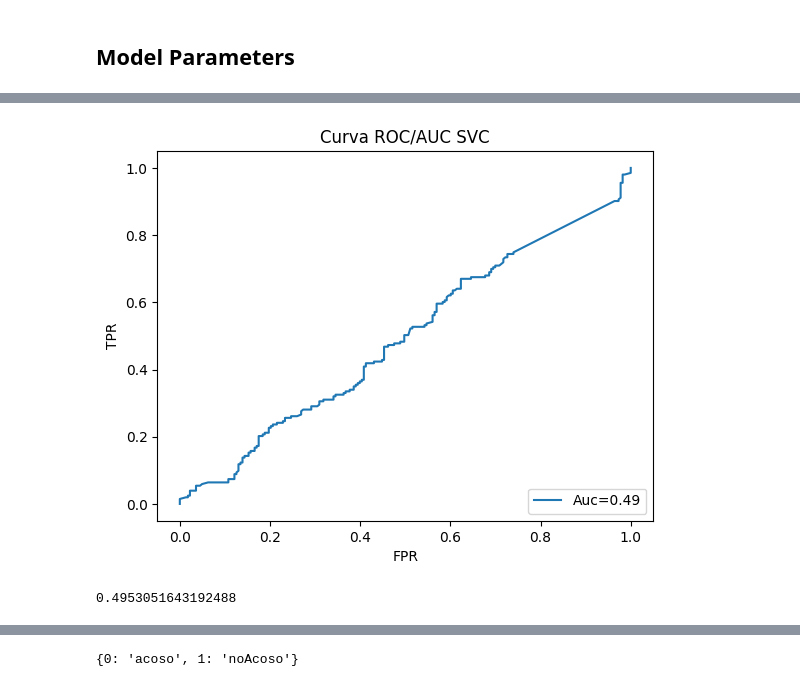
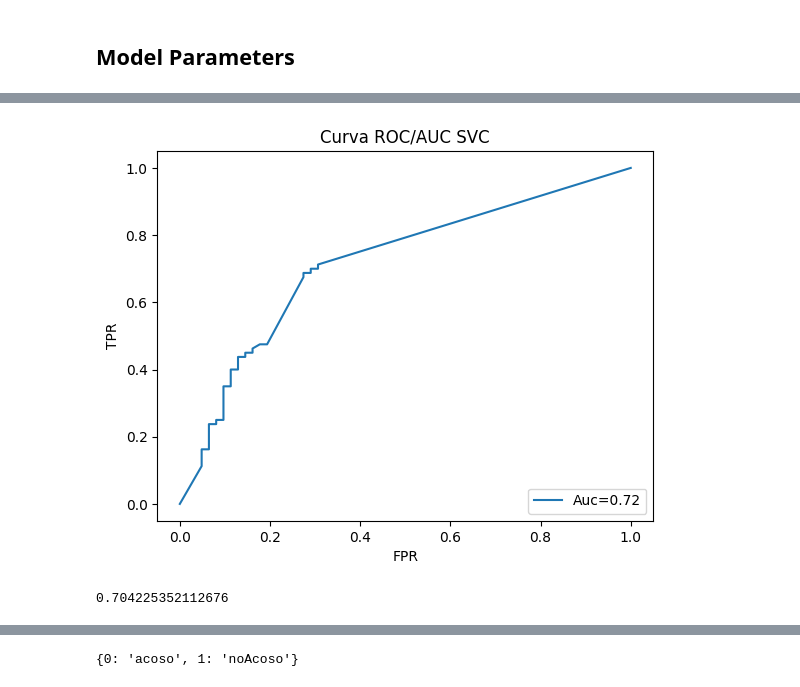
Before and after one commit to anthonywainer/bullying_on_twitter_pe, a Jupyter notebook: acoso.ipynb, the cells around one changed output, grey strips where cells are left out. Saved outputs shown, nothing was run; the diff lists cells and outputs as text; code cells hidden in the pictures.

```diff
--- a/acoso.ipynb
+++ b/acoso.ipynb
@@ -110,7 +110,9 @@ def processing_words(text_content):
     return " ".join([word for word in words if word not in spanish_stops])
 
 def preprocess_dataset(dataset):
-  preprocessed_dataset = dataset.copy()
+  preprocessed_dataset = dataset.copy().dropna()
+
+  preprocessed_dataset.drop_duplicates(['Tweet'], keep='first', inplace=True)
 
   label_encoder = LabelEncoder()
 
@@ -402,25 +356,25 @@ df_model.sort_values(by=['AUC score'], ascending=False)
 # %%
-clf6.fit(x_train_res, y_train_res)
-y_pred_proba = clf7.predict_proba(x_test)[::,1]
+clf5.fit(x_train, y_train)
+y_pred_proba = clf5.predict_proba(x_test)[::,1]
 
 fpr, tpr, th = roc_curve(y_test,  y_pred_proba)
 auc = roc_auc_score(y_test, y_pred_proba)
 
 plt.title("Curva ROC/AUC SVC")
 plt.plot(fpr,tpr,label="Auc={:.2f}".format(auc))
 plt.xlabel("FPR")
 plt.ylabel("TPR")
 plt.legend(loc=4)
 plt.show()
 # %% [output]
-[figure, old version]
+[figure, new version]
 # %%
 from sklearn.metrics import accuracy_score, classification_report
 
-Y_pred = clf7.predict(x_test)
+Y_pred = clf5.predict(x_test)
 accuracy_score(y_test, Y_pred)
 # %% [output]
-0.4953051643192488
+0.704225352112676
 # %%
 print(classification_report(y_test, Y_pred))
 # %% [output]
```
Also changed, not shown: parts of 17 cells of this notebook, 7 other files.
